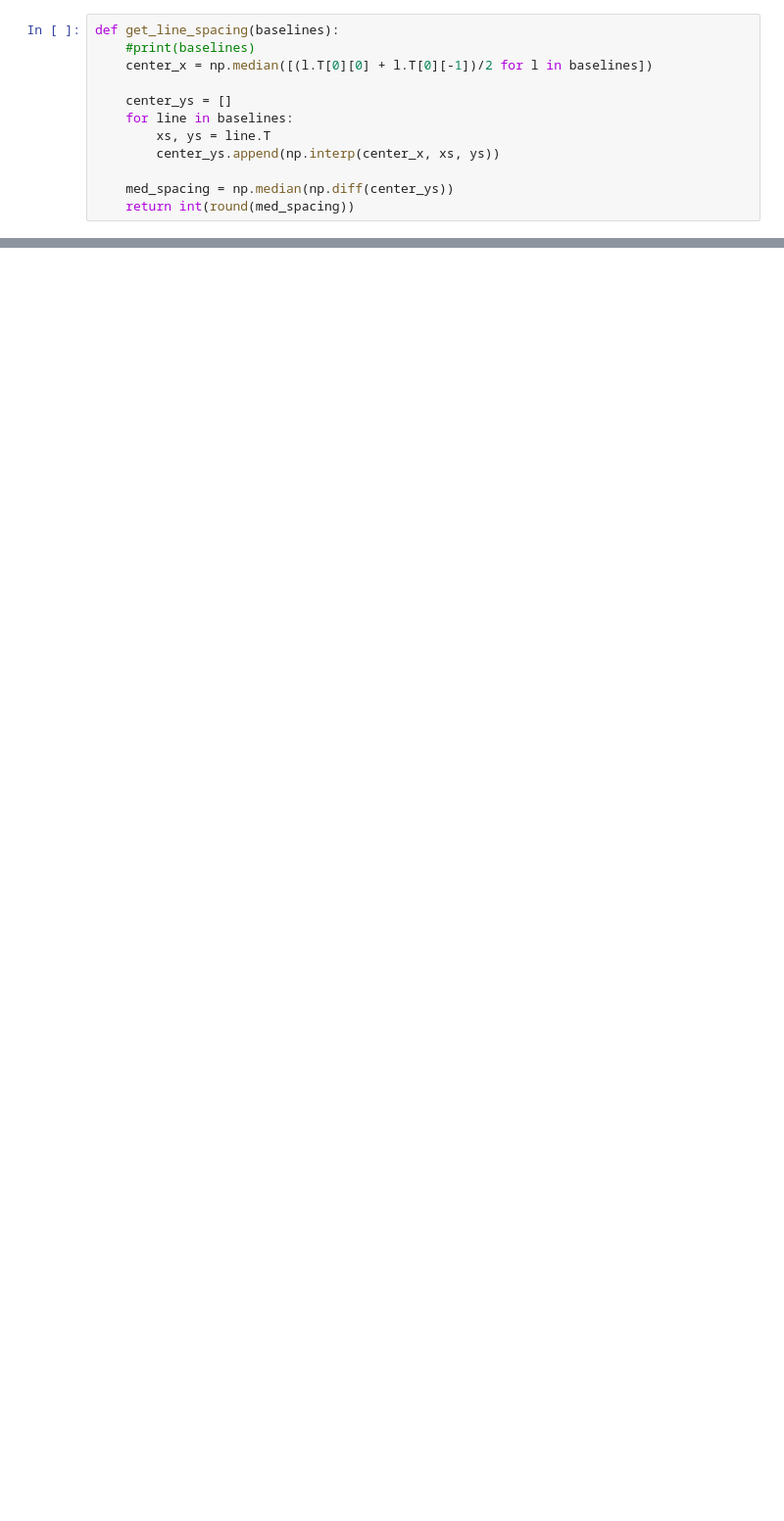
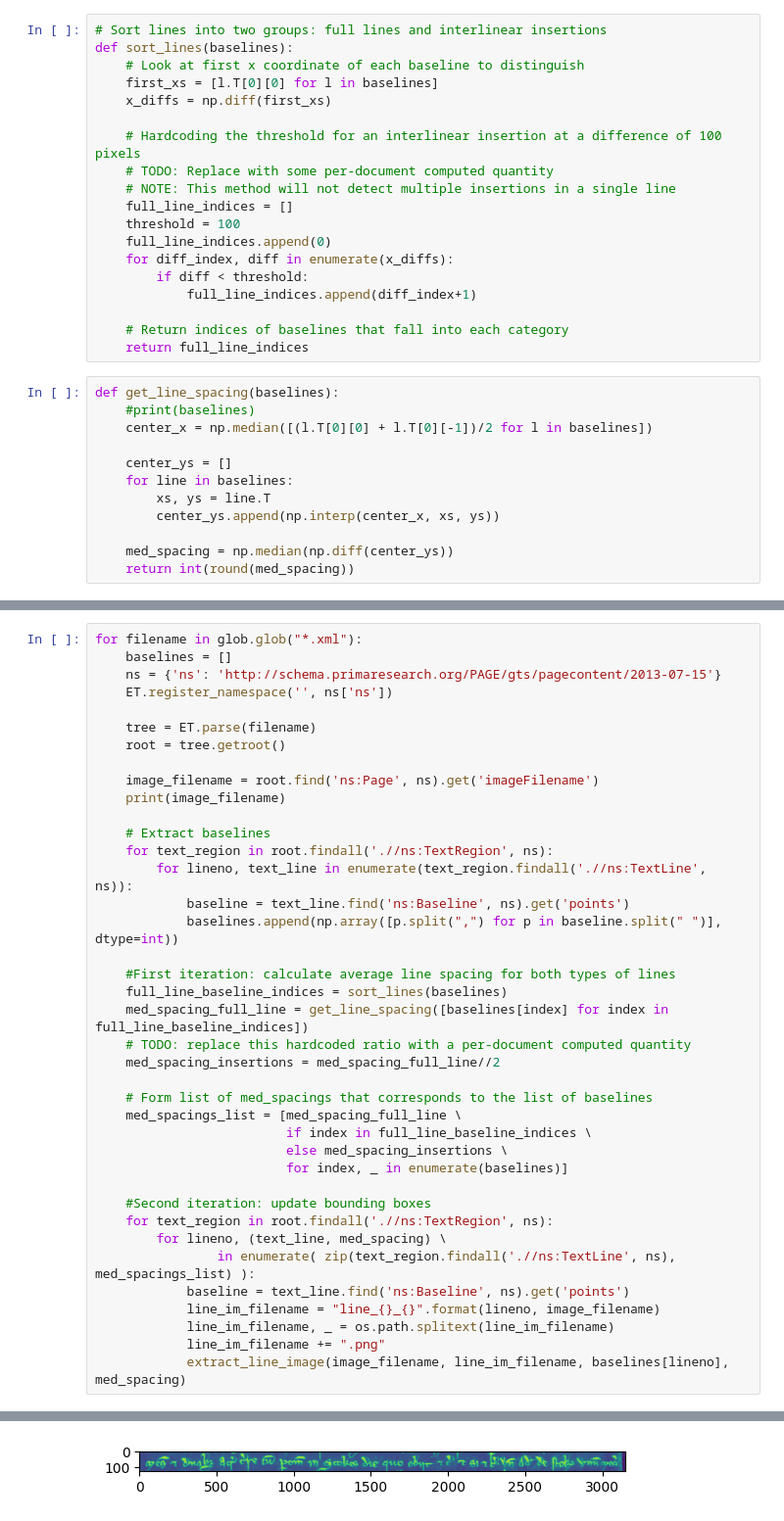
Before and after one commit to ideasrule/latin_documents, a Jupyter notebook: data/gen_line_images.ipynb, the cells around one changed output, grey strips where cells are left out. Shown at 98% size. Drawn from its saved outputs; the diff is of its cells as text; blank space fills up the shorter version.

Commit message:
adding support for cropping interlinear insertions differently

```diff
--- a/data/gen_line_images.ipynb
+++ b/data/gen_line_images.ipynb
@@ -7,6 +7,25 @@ import os.path
 import matplotlib.pyplot as plt
 import scipy.interpolate
 import pdb
+# %%
+# Sort lines into two groups: full lines and interlinear insertions
+def sort_lines(baselines):
+    # Look at first x coordinate of each baseline to distinguish
+    first_xs = [l.T[0][0] for l in baselines]
+    x_diffs = np.diff(first_xs)
+
+    # Hardcoding the threshold for an interlinear insertion at a difference of 100 pixels
+    # TODO: Replace with some per-document computed quantity
+    # NOTE: This method will not detect multiple insertions in a single line
+    full_line_indices = []
+    threshold = 100
+    full_line_indices.append(0)
+    for diff_index, diff in enumerate(x_diffs):
+        if diff < threshold:
+            full_line_indices.append(diff_index+1)
+
+    # Return indices of baselines that fall into each category
+    return full_line_indices
 # %%
 def get_line_spacing(baselines):
     #print(baselines)
@@ -109,0 +88,40 @@ for filename in glob.glob("*.xml"):
+# %%
+for filename in glob.glob("*.xml"):
+    baselines = []
+    ns = {'ns': 'http://schema.primaresearch.org/PAGE/gts/pagecontent/2013-07-15'}
+    ET.register_namespace('', ns['ns'])
+
+    tree = ET.parse(filename)
+    root = tree.getroot()
+
+    image_filename = root.find('ns:Page', ns).get('imageFilename')
+    print(image_filename)
+
+    # Extract baselines
+    for text_region in root.findall('.//ns:TextRegion', ns):
+        for lineno, text_line in enumerate(text_region.findall('.//ns:TextLine', ns)):
+            baseline = text_line.find('ns:Baseline', ns).get('points')
+            baselines.append(np.array([p.split(",") for p in baseline.split(" ")], dtype=int))
+
+    #First iteration: calculate average line spacing for both types of lines
+    full_line_baseline_indices = sort_lines(baselines)
+    med_spacing_full_line = get_line_spacing([baselines[index] for index in full_line_baseline_indices])
+    # TODO: replace this hardcoded ratio with a per-document computed quantity
+    med_spacing_insertions = med_spacing_full_line//2
+
+    # Form list of med_spacings that corresponds to the list of baselines
+    med_spacings_list = [med_spacing_full_line \
+                         if index in full_line_baseline_indices \
+                         else med_spacing_insertions \
+                         for index, _ in enumerate(baselines)]
+
+    #Second iteration: update bounding boxes
+    for text_region in root.findall('.//ns:TextRegion', ns):
+        for lineno, (text_line, med_spacing) \
+                in enumerate( zip(text_region.findall('.//ns:TextLine', ns), med_spacings_list) ):
+            baseline = text_line.find('ns:Baseline', ns).get('points')
+            line_im_filename = "line_{}_{}".format(lineno, image_filename)
+            line_im_filename, _ = os.path.splitext(line_im_filename)
+            line_im_filename += ".png"
+            extract_line_image(image_filename, line_im_filename, baselines[lineno], med_spacing)
+# %% [output]
@@ -109,0 +158 @@ for filename in glob.glob("*.xml"):
+[figure, added]
```
Also changed, not shown: parts of 2 cells of this notebook.
